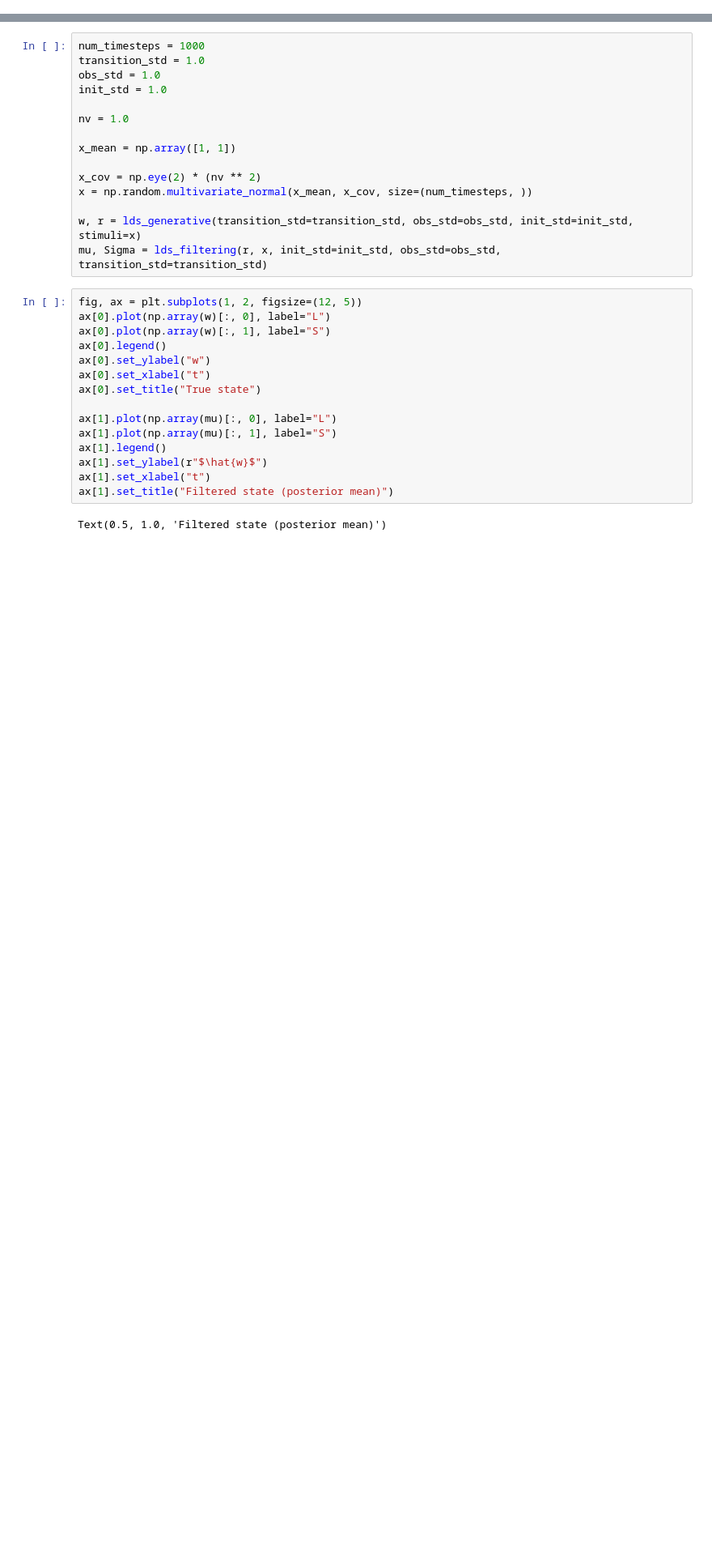
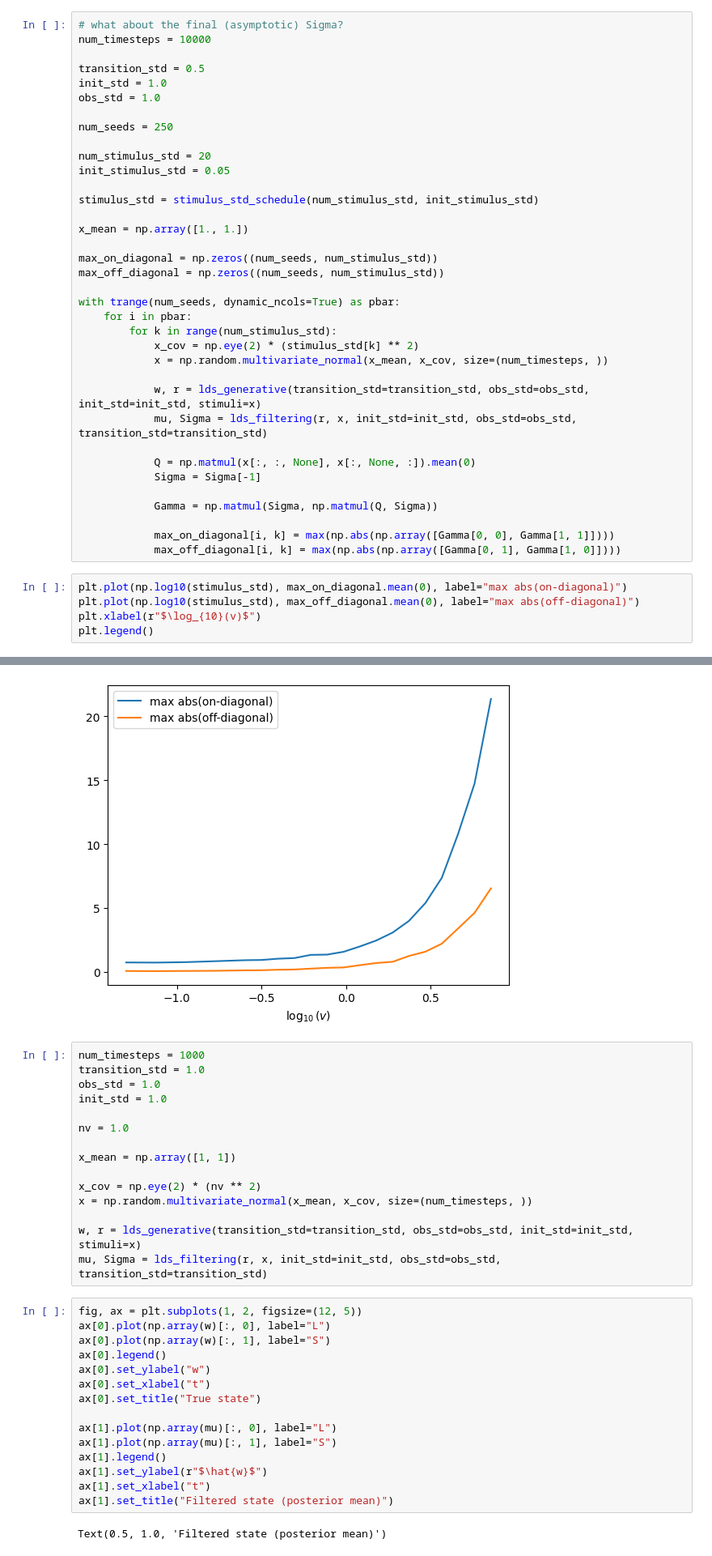
Before and after one commit to changmin-yu/Kalman-gain-recurrent-network, a Jupyter notebook: Kalman_filters.ipynb, the cells around one changed output, grey strips where cells are left out. Shown at 81% size. Drawn from its saved outputs; the diff is of its cells as text; blank space fills up the shorter version.

Commit message:
updating network udpate rule (from step-wise to asymptotic), refined experiments

```diff
--- a/Kalman_filters.ipynb
+++ b/Kalman_filters.ipynb
@@ -58,0 +59,42 @@ plt.legend()
+# %%
+# what about the final (asymptotic) Sigma?
+num_timesteps = 10000
+
+transition_std = 0.5
+init_std = 1.0
+obs_std = 1.0
+
+num_seeds = 250
+
+num_stimulus_std = 20
+init_stimulus_std = 0.05
+
+stimulus_std = stimulus_std_schedule(num_stimulus_std, init_stimulus_std)
+
+x_mean = np.array([1., 1.])
+
+max_on_diagonal = np.zeros((num_seeds, num_stimulus_std))
+max_off_diagonal = np.zeros((num_seeds, num_stimulus_std))
+
+with trange(num_seeds, dynamic_ncols=True) as pbar:
+    for i in pbar:
+        for k in range(num_stimulus_std):
+            x_cov = np.eye(2) * (stimulus_std[k] ** 2)
+            x = np.random.multivariate_normal(x_mean, x_cov, size=(num_timesteps, ))
+
+            w, r = lds_generative(transition_std=transition_std, obs_std=obs_std, init_std=init_std, stimuli=x)
+            mu, Sigma = lds_filtering(r, x, init_std=init_std, obs_std=obs_std, transition_std=transition_std)
+
+            Q = np.matmul(x[:, :, None], x[:, None, :]).mean(0)
+            Sigma = Sigma[-1]
+
+            Gamma = np.matmul(Sigma, np.matmul(Q, Sigma))
+
+            max_on_diagonal[i, k] = max(np.abs(np.array([Gamma[0, 0], Gamma[1, 1]])))
+            max_off_diagonal[i, k] = max(np.abs(np.array([Gamma[0, 1], Gamma[1, 0]])))
+# %%
+plt.plot(np.log10(stimulus_std), max_on_diagonal.mean(0), label="max abs(on-diagonal)")
+plt.plot(np.log10(stimulus_std), max_off_diagonal.mean(0), label="max abs(off-diagonal)")
+plt.xlabel(r"$\log_{10}(v)$")
+plt.legend()
+# %% [output]
@@ -59,3 +102,4 @@ plt.legend()
+[figure, added]
 # %%
 num_timesteps = 1000
 transition_std = 1.0
```
Also changed, not shown: parts of 4 cells of this notebook, 5 other files.
